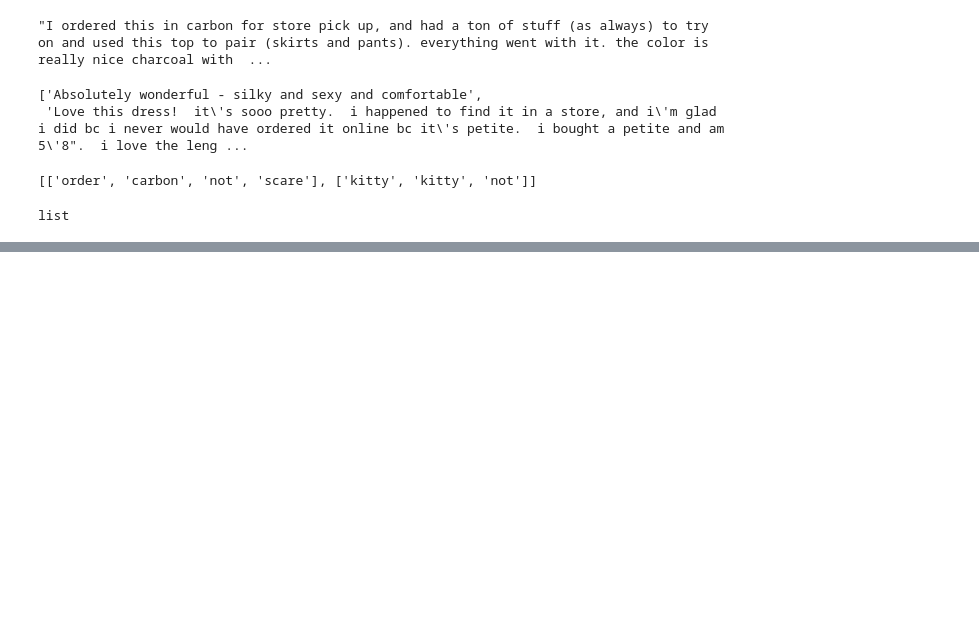
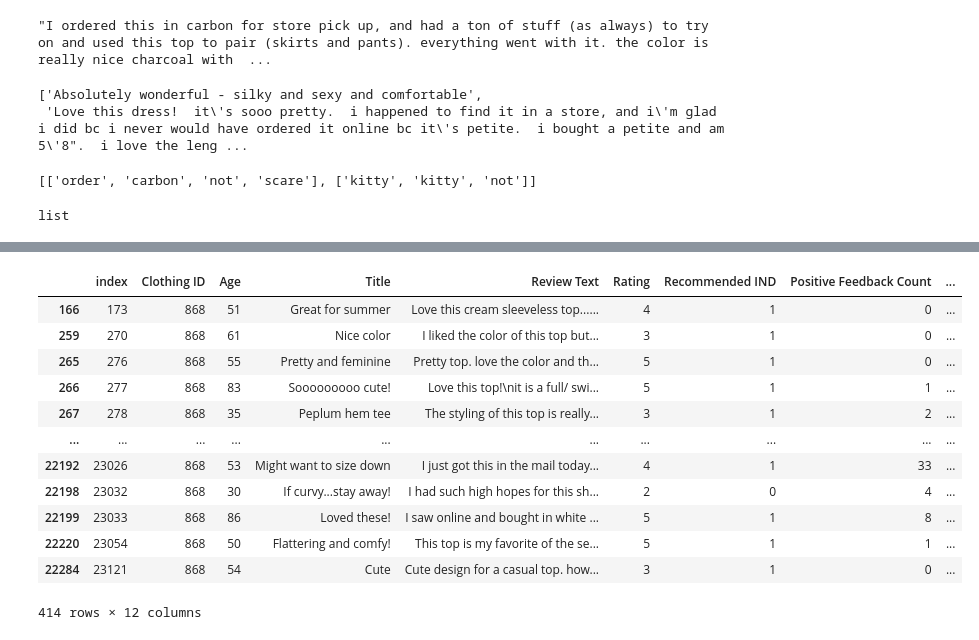
Before and after one commit to baharbiazar/E_Commerce_Reviews_Sentiment_Analysis, a Jupyter notebook: text_cleaning.ipynb, the cells around one changed output, grey strips where cells are left out. Saved outputs shown, nothing was run; the diff lists cells and outputs as text; code cells hidden in the pictures; blank space fills up the shorter version.

```diff
--- a/text_cleaning.ipynb
+++ b/text_cleaning.ipynb
@@ -283,0 +273,4 @@ documents
+# %%
+# attaching everything as a string per row
+token_strings = [" ".join(row) for row in docs_filtered]
+len(token_strings)
@@ -283,0 +349,16 @@ documents
+# %%
+df_868
+# %% [output]
+|  | index | Clothing ID | Age | Title | Review Text | Rating | Recommended IND | Positive Feedback Count | ... |
+| 166 | 173 | 868 | 51 | Great for summer | Love this cream sleeveless top...... | 4 | 1 | 0 | ... |
+| 259 | 270 | 868 | 61 | Nice color | I liked the color of this top but... | 3 | 1 | 0 | ... |
+| 265 | 276 | 868 | 55 | Pretty and feminine | Pretty top. love the color and th... | 5 | 1 | 0 | ... |
+| 266 | 277 | 868 | 83 | Sooooooooo cute! | Love this top!\nit is a full/ swi... | 5 | 1 | 1 | ... |
+| 267 | 278 | 868 | 35 | Peplum hem tee | The styling of this top is really... | 3 | 1 | 2 | ... |
+| ... | ... | ... | ... | ... | ... | ... | ... | ... | ... |
+| 22192 | 23026 | 868 | 53 | Might want to size down | I just got this in the mail today... | 4 | 1 | 33 | ... |
+| 22198 | 23032 | 868 | 30 | If curvy...stay away! | I had such high hopes for this sh... | 2 | 0 | 4 | ... |
+| 22199 | 23033 | 868 | 86 | Loved these! | I saw online and bought in white ... | 5 | 1 | 8 | ... |
+| 22220 | 23054 | 868 | 50 | Flattering and comfy! | This top is my favorite of the se... | 5 | 1 | 1 | ... |
+| 22284 | 23121 | 868 | 54 | Cute | Cute design for a casual top. how... | 3 | 1 | 0 | ... |
+414 rows × 12 columns
```
Also changed, not shown: parts of 35 cells of this notebook, 7 other files.
